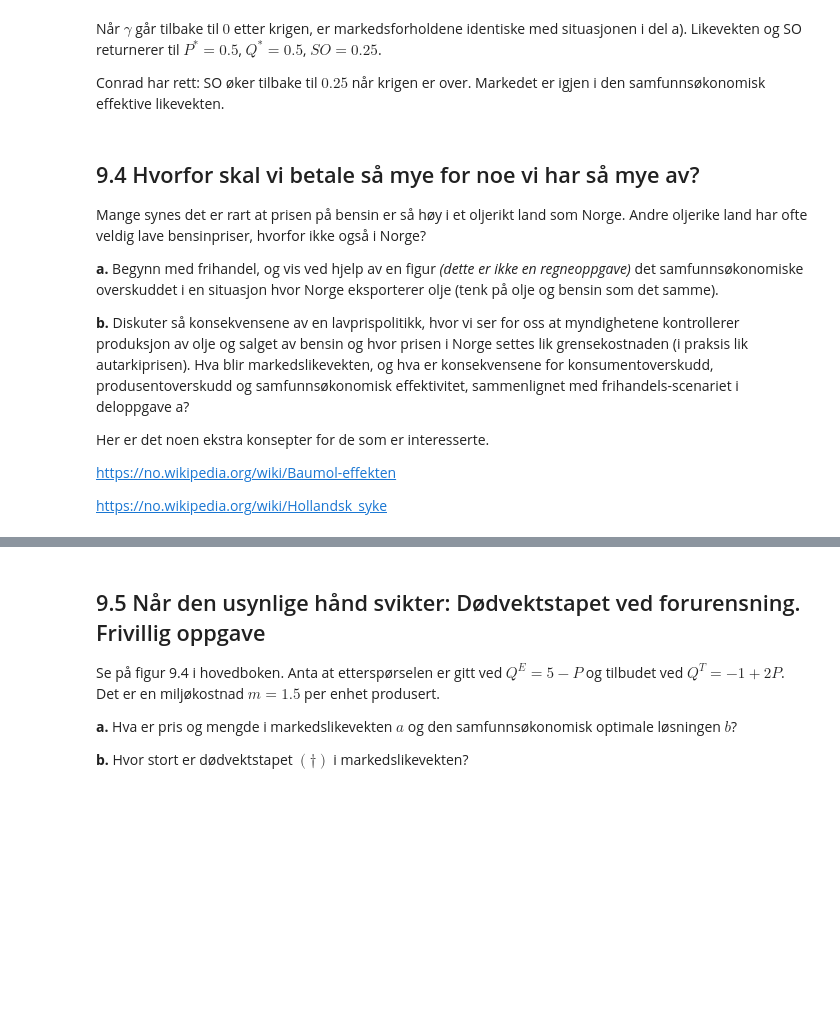
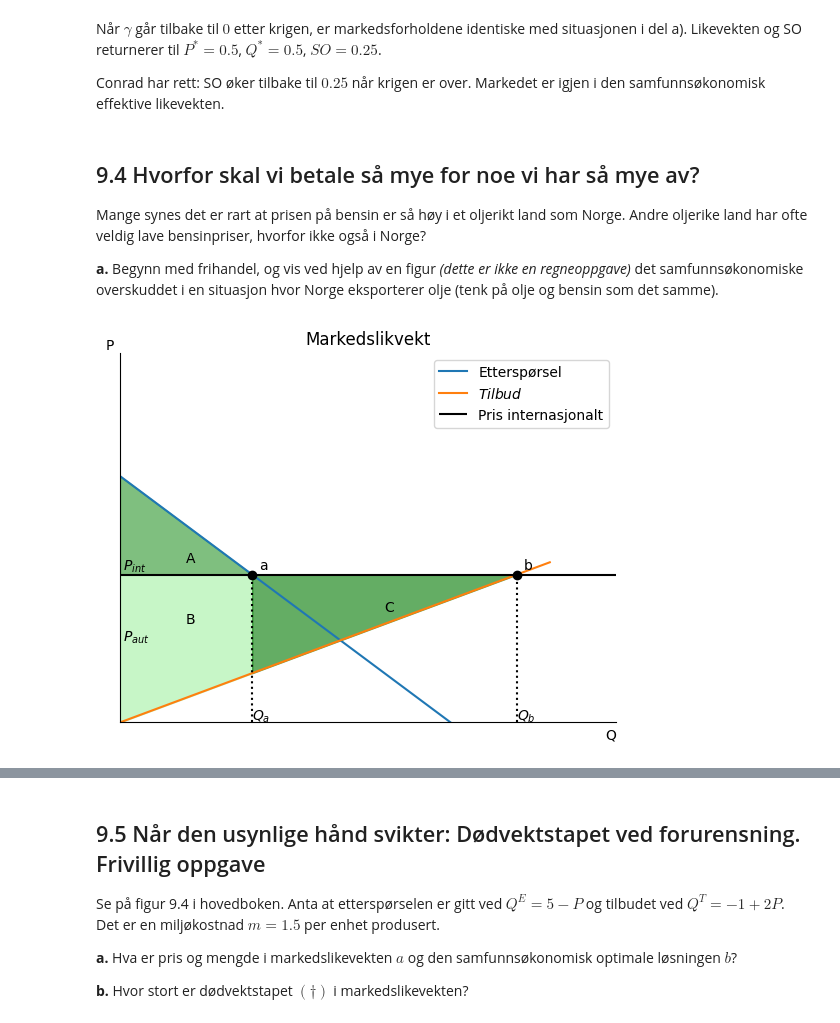
Before and after one commit to uit-sok-1303-v26/uit-sok-1303.v26.github.io, a Jupyter notebook: Markedsteori - Kapittel 9.ipynb, the cells around one changed output, grey strips where cells are left out. Saved outputs shown, nothing was run; the diff lists cells and outputs as text; code cells hidden in the pictures; blank space fills up the shorter version.

```diff
--- a/Markedsteori - Kapittel 9.ipynb
+++ b/Markedsteori - Kapittel 9.ipynb
@@ -620,13 +620,60 @@ Conrad har rett: SO øker tilbake til $0.25$ når krigen er over. Markedet er ig
 Mange synes det er rart at prisen på bensin er så høy i et oljerikt land som Norge. Andre oljerike land har ofte veldig lave bensinpriser, hvorfor ikke også i Norge?
 
 **a.** Begynn med frihandel, og vis ved hjelp av en figur *(dette er ikke en regneoppgave)* det samfunnsøkonomiske overskuddet i en situasjon hvor Norge eksporterer olje (tenk på olje og bensin som det samme).
-
-**b.** Diskuter så konsekvensene av en lavprispolitikk, hvor vi ser for oss at myndighetene kontrollerer produksjon av olje og salget av bensin og hvor prisen i Norge settes lik grensekostnaden (i praksis lik autarkiprisen). Hva blir markedslikevekten, og hva er konsekvensene for konsumentoverskudd, produsentoverskudd og samfunnsøkonomisk effektivitet, sammenlignet med frihandels-scenariet i deloppgave a?
-
-
-
-Her er det noen ekstra konsepter for de som er interesserte.
-
-[https://no.wikipedia.org/wiki/Baumol-effekten](https://no.wikipedia.org/wiki/Baumol-effekten)
-
-[https://no.wikipedia.org/wiki/Hollandsk_syke](https://no.wikipedia.org/wiki/Hollandsk_syke)
+# %%
+# Figur 9.4a
+fig, ax = create_ax()
+P_verdier = np.linspace(0, 1.3, 100)
+
+# Fjerner tallverdier
+ax.set_xticks([])
+ax.set_yticks([])
+
+# Etterspørselskurve
+ax.plot(1 - P_verdier, P_verdier, label='Etterspørsel')
+
+# Tilbudskurve
+ax.plot(-gamma_verdi+ P_verdier, P_verdier/2, label='$Tilbud$')
+
+# Pris internasjonalt
+ax.hlines(0.6, 0, 1.5, color='black', label='Pris internasjonalt')
+ax.annotate('$P_{int}$', (0.01, 0.62))
+
+# Likevektspunkt a
+ax.scatter(0.4, 0.6, color='black', zorder=5)
+ax.annotate('a', (0.42, 0.62))
+
+# Likevektspunkt b
+ax.scatter(1.2, 0.6, color='black', zorder=5)
+ax.annotate('b', (1.22, 0.62))
+
+# Pris autarki
+#ax.hlines(0.33, 0, 1.5, color='grey', label='Pris autarki')
+ax.annotate('$P_{aut}$', (0.01, 0.33))
+
+# Tittel
+ax.set_title('Markedslikvekt')
+
+# Fyller inn områdene
+P_1 = np.linspace(0,0.4,100)
+P_2 = np.linspace(0.4,1.2,100)
+# Areal A
+ax.fill_between(P_1, 1 - P_1, 0.6, color='green', alpha=0.5)
+ax.annotate('A', (0.2, 0.65))
+# Areal B
+ax.fill_between(P_1, 0.6, P_1/2, color='lightgreen', alpha=0.5)
+ax.annotate('B', (0.2, 0.4))
+# Areal C
+ax.fill_between(P_2, 0.6, P_2/2, color='forestgreen', alpha= 0.7)
+ax.annotate('C', (0.8, 0.45))
+
+# Kvantum a
+ax.vlines(0.4, 0, 0.6, linestyles="dotted", color="black")
+ax.annotate('$Q_{a}$', (0.4, 0.01))
+#Kvantum b
+ax.vlines(1.2, 0, 0.6, linestyles ="dotted", color='black')
+ax.annotate('$Q_{b}$', (1.2, 0.01))
+
+ax.legend();
+# %% [output]
+[figure, added]
```
Also changed, not shown: parts of 5 cells of this notebook.
